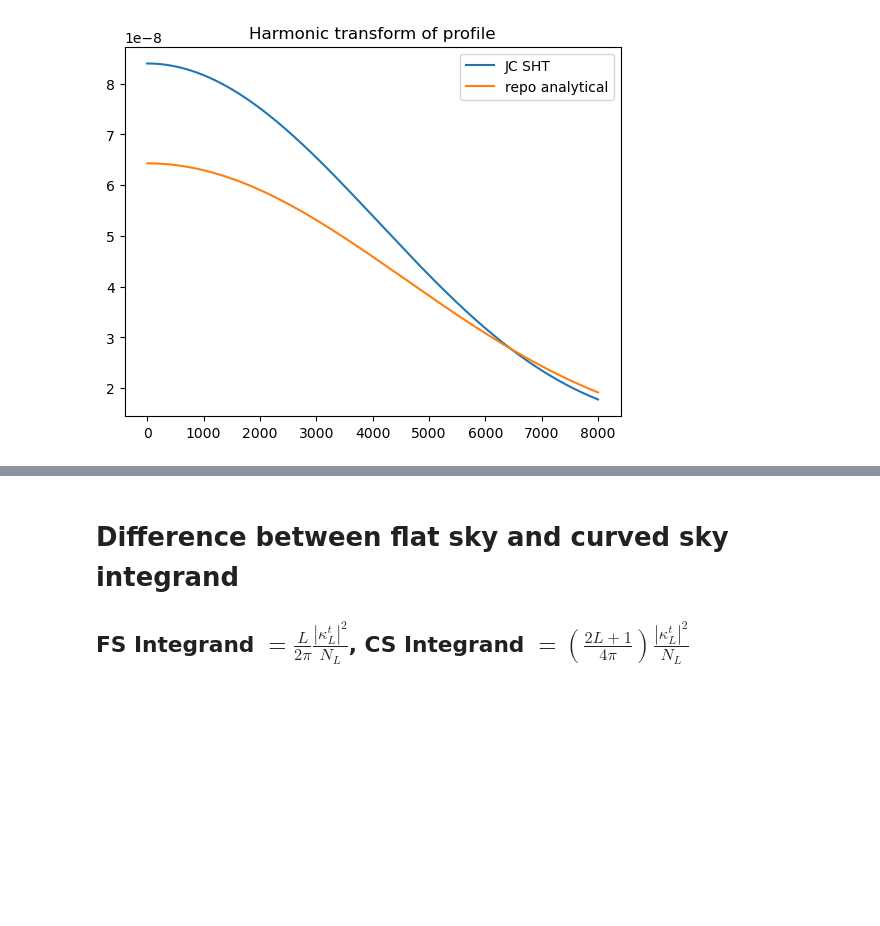
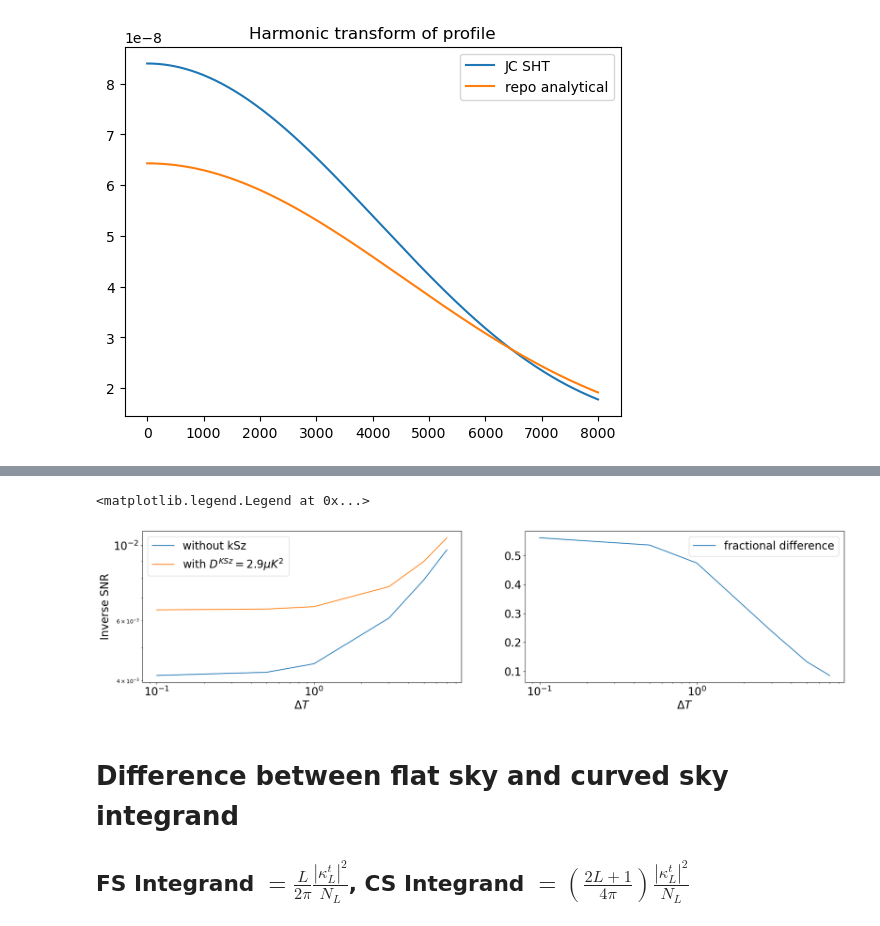
Before and after one commit to s-Sayan/cluster_lensing_files, a Jupyter notebook: notebooks/sayan/compare_srini_rightfig_sayan.ipynb, the cells around one changed output, grey strips where cells are left out. Drawn from its saved outputs; the diff is of its cells as text; code cells hidden in the pictures; blank space fills up the shorter version.

```diff
--- a/notebooks/sayan/compare_srini_rightfig_sayan.ipynb
+++ b/notebooks/sayan/compare_srini_rightfig_sayan.ipynb
@@ -176,3 +179,28 @@ Text(0.5, 1.0, 'Difference in $N_0$ after adding $D^{KSz} = 2.9\\mu K^2$ ')
+# %%
+fig, ax = plt.subplots(nrows=1, ncols=2,figsize=(23,5))
+ax[0].tick_params(axis='both', which='major', labelsize=20)
+#plt.plot(ell, (snr_tt1-snr_tt)/snr_tt, label="MV it with lmin=10")
+#plt.plot(ell, 1/2/ell)
+#plt.plot(ell, (snr_tt1-snr_tt), label="MV it with lmin=10")
+ax[0].plot(nlev_t, inv_snr_qe_tt_lmin1000, label="without kSz")
+ax[0].plot(nlev_t, sigma['ptt'], label="with $D^{KSz} = 2.9\mu K^2$ ")
+ax[0].set_xscale("log")
+ax[0].set_yscale("log")
+ax[0].set_xlabel(r'$\Delta T$', fontsize=20)
+ax[0].set_ylabel(r'Inverse SNR', fontsize=20)
+ax[0].legend(fontsize=20)
+
+
+ax[1].plot(nlev_t, (sigma['ptt']-inv_snr_qe_tt_lmin1000)/inv_snr_qe_tt_lmin1000, label="fractional difference")
+ax[1].set_xscale("log")
+#ax[1].set_yscale("log")
+ax[1].set_xlabel(r'$\Delta T$', fontsize=20)
+ax[1].tick_params(axis='both', which='major', labelsize=20)
+#ax[1].set_ylabel(r'$L \kappa_L^2 / N_L$')
+ax[1].legend(fontsize=20)
+# %% [output]
+<matplotlib.legend.Legend at 0x...>
+[figure, added]
 # %% [markdown]
 # Difference between flat sky and curved sky integrand
 ## FS Integrand $=\frac{L}{2\pi}  \frac{ |\kappa^t_L|^2 }{N_L}$, CS Integrand $=\left(\frac{2L + 1}{4\pi} \right)\frac{ |\kappa^t_L|^2 }{N_L}$
```
Also changed, not shown: parts of 10 cells of this notebook.
